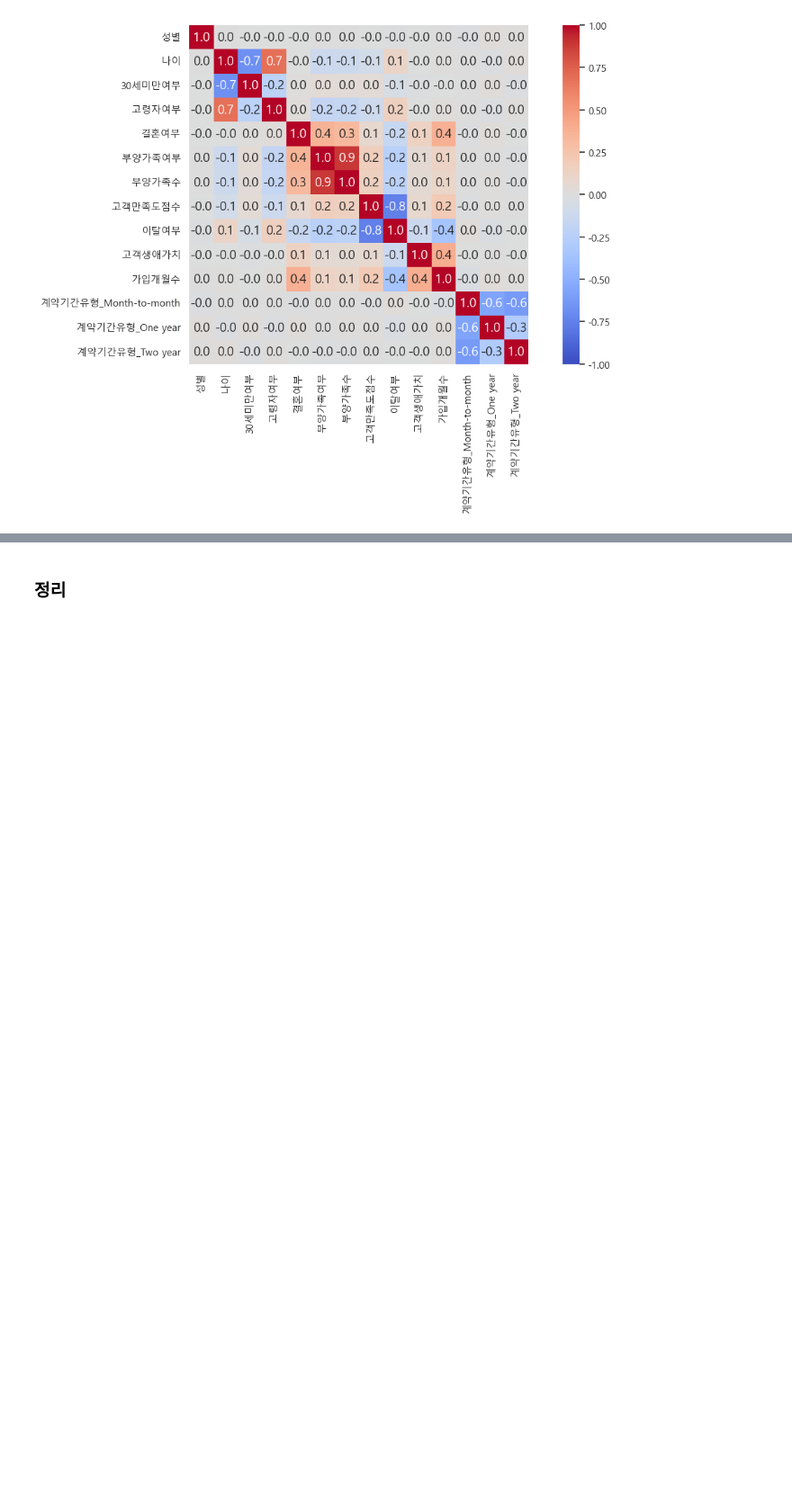
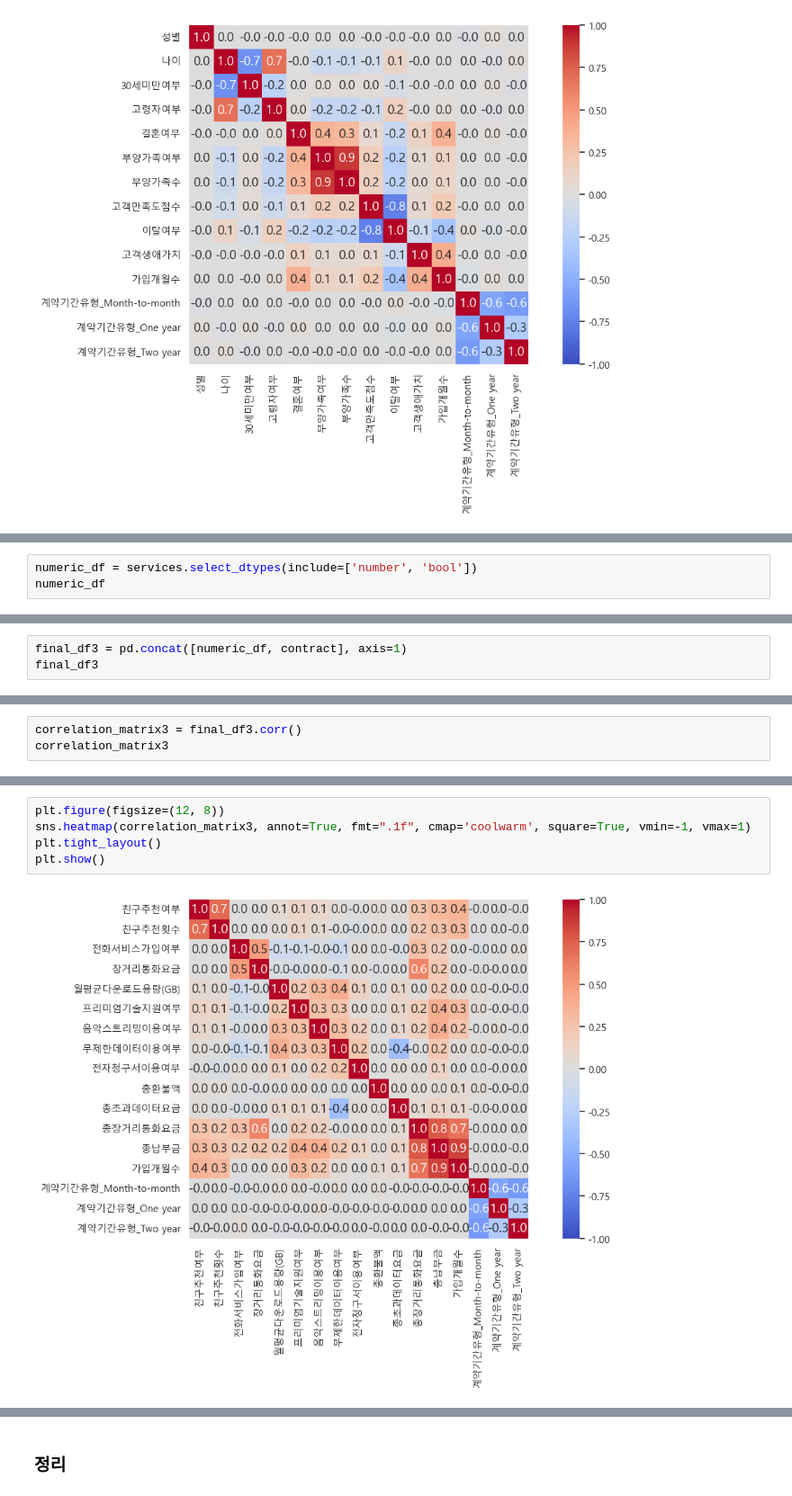
Before and after one commit to Blche/midproject_8, a Jupyter notebook: members/문세희/이탈률 감소방향_가입개월수, 계약기간.ipynb, the cells around one changed output, grey strips where cells are left out. Shown at 90% size. Saved outputs shown, nothing was run; the diff lists cells and outputs as text; blank space fills up the shorter version.

```diff
--- a/members/문세희/이탈률 감소방향_가입개월수, 계약기간.ipynb
+++ b/members/문세희/이탈률 감소방향_가입개월수, 계약기간.ipynb
@@ -503,0 +522,3 @@ plt.show()
+# %%
+numeric_df = services.select_dtypes(include=['number', 'bool'])
+numeric_df
@@ -503,0 +539,3 @@ plt.show()
+# %%
+final_df3 = pd.concat([numeric_df, contract], axis=1)
+final_df3
@@ -503,0 +556,3 @@ plt.show()
+# %%
+correlation_matrix3 = final_df3.corr()
+correlation_matrix3
@@ -503,0 +578,7 @@ plt.show()
+# %%
+plt.figure(figsize=(12, 8))
+sns.heatmap(correlation_matrix3, annot=True, fmt=".1f", cmap='coolwarm', square=True, vmin=-1, vmax=1)
+plt.tight_layout()
+plt.show()
+# %% [output]
+[figure, added]
```
Also changed, not shown: parts of 12 cells of this notebook.
